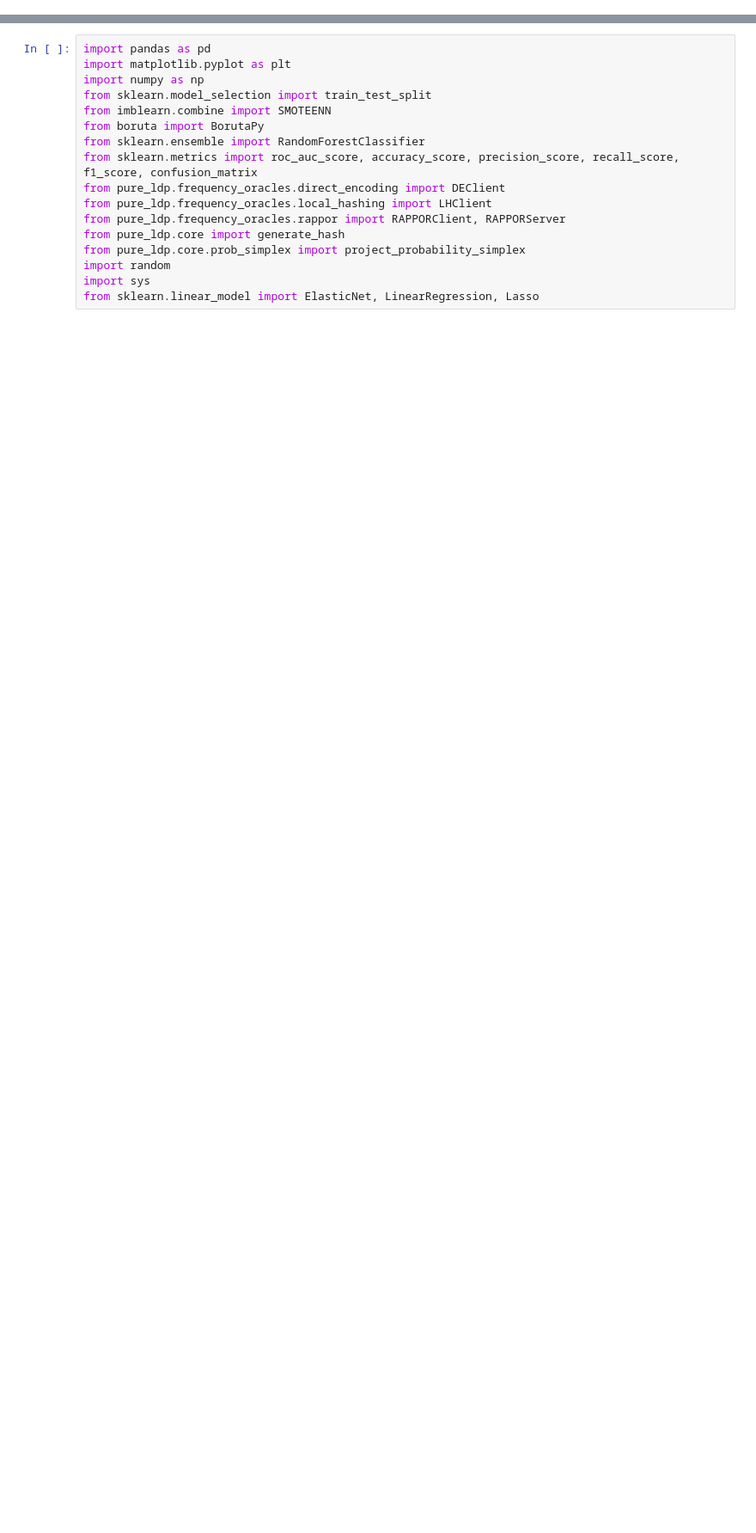
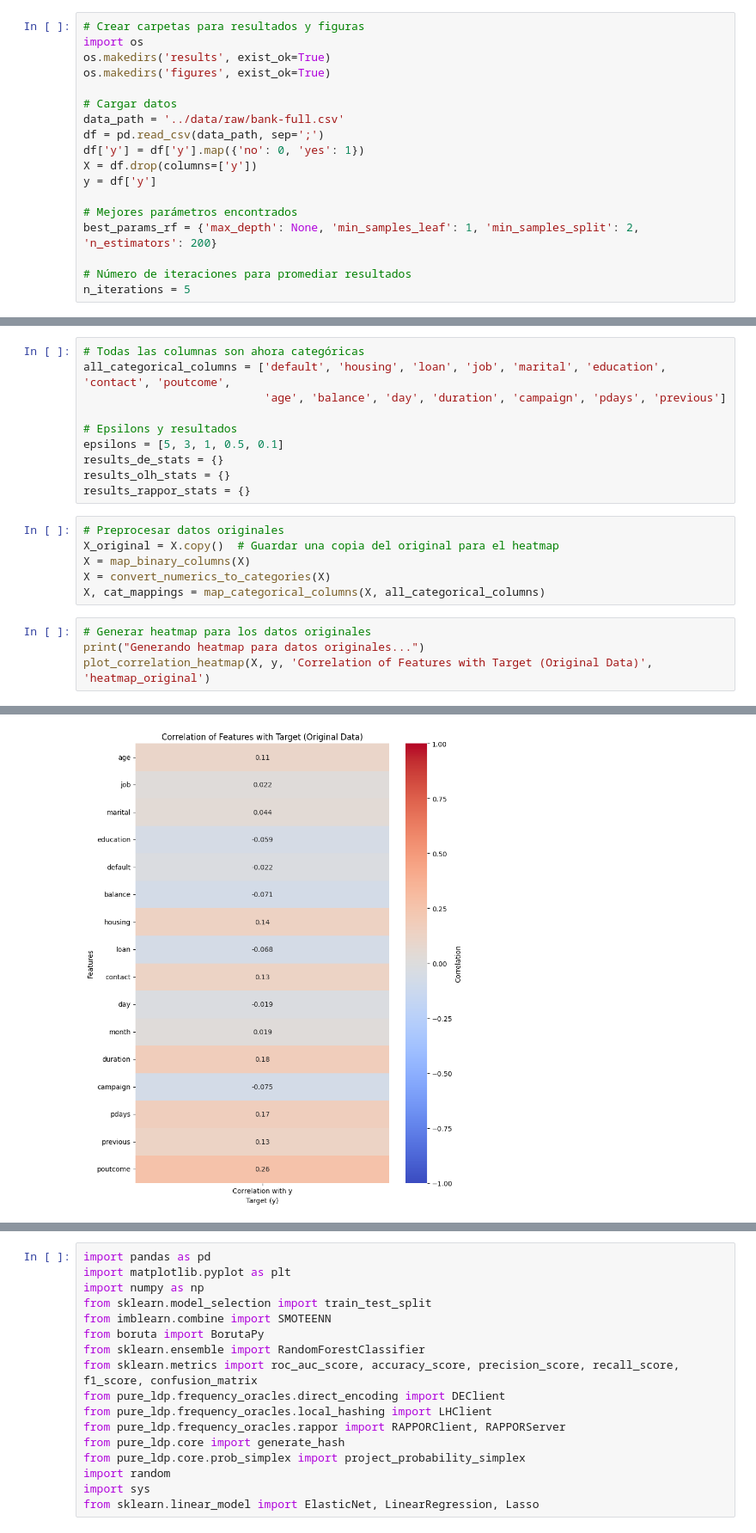
Before and after one commit to despinosaa/differential-privacy-banking-sector, a Jupyter notebook: notebooks/full_local_dp.ipynb, the cells around one changed output, grey strips where cells are left out. Shown at 86% size. Saved outputs shown, nothing was run; the diff lists cells and outputs as text; blank space fills up the shorter version.

```diff
--- a/notebooks/full_local_dp.ipynb
+++ b/notebooks/full_local_dp.ipynb
@@ -0,0 +20,18 @@
+# %%
+# Crear carpetas para resultados y figuras
+import os
+os.makedirs('results', exist_ok=True)
+os.makedirs('figures', exist_ok=True)
+
+# Cargar datos
+data_path = '../data/raw/bank-full.csv'
+df = pd.read_csv(data_path, sep=';')
+df['y'] = df['y'].map({'no': 0, 'yes': 1})
+X = df.drop(columns=['y'])
+y = df['y']
+
+# Mejores parámetros encontrados
+best_params_rf = {'max_depth': None, 'min_samples_leaf': 1, 'min_samples_split': 2, 'n_estimators': 200}
+
+# Número de iteraciones para promediar resultados
+n_iterations = 5
@@ -0,0 +292,21 @@
+# %%
+# Todas las columnas son ahora categóricas
+all_categorical_columns = ['default', 'housing', 'loan', 'job', 'marital', 'education', 'contact', 'poutcome',
+                           'age', 'balance', 'day', 'duration', 'campaign', 'pdays', 'previous']
+
+# Epsilons y resultados
+epsilons = [5, 3, 1, 0.5, 0.1]
+results_de_stats = {}
+results_olh_stats = {}
+results_rappor_stats = {}
+# %%
+# Preprocesar datos originales
+X_original = X.copy()  # Guardar una copia del original para el heatmap
+X = map_binary_columns(X)
+X = convert_numerics_to_categories(X)
+X, cat_mappings = map_categorical_columns(X, all_categorical_columns)
+# %%
+# Generar heatmap para los datos originales
+print("Generando heatmap para datos originales...")
+plot_correlation_heatmap(X, y, 'Correlation of Features with Target (Original Data)', 'heatmap_original')
+# %% [output]
@@ -0,0 +314 @@
+[figure, added]
```
Also changed, not shown: parts of 12 cells of this notebook, 6 other files.
